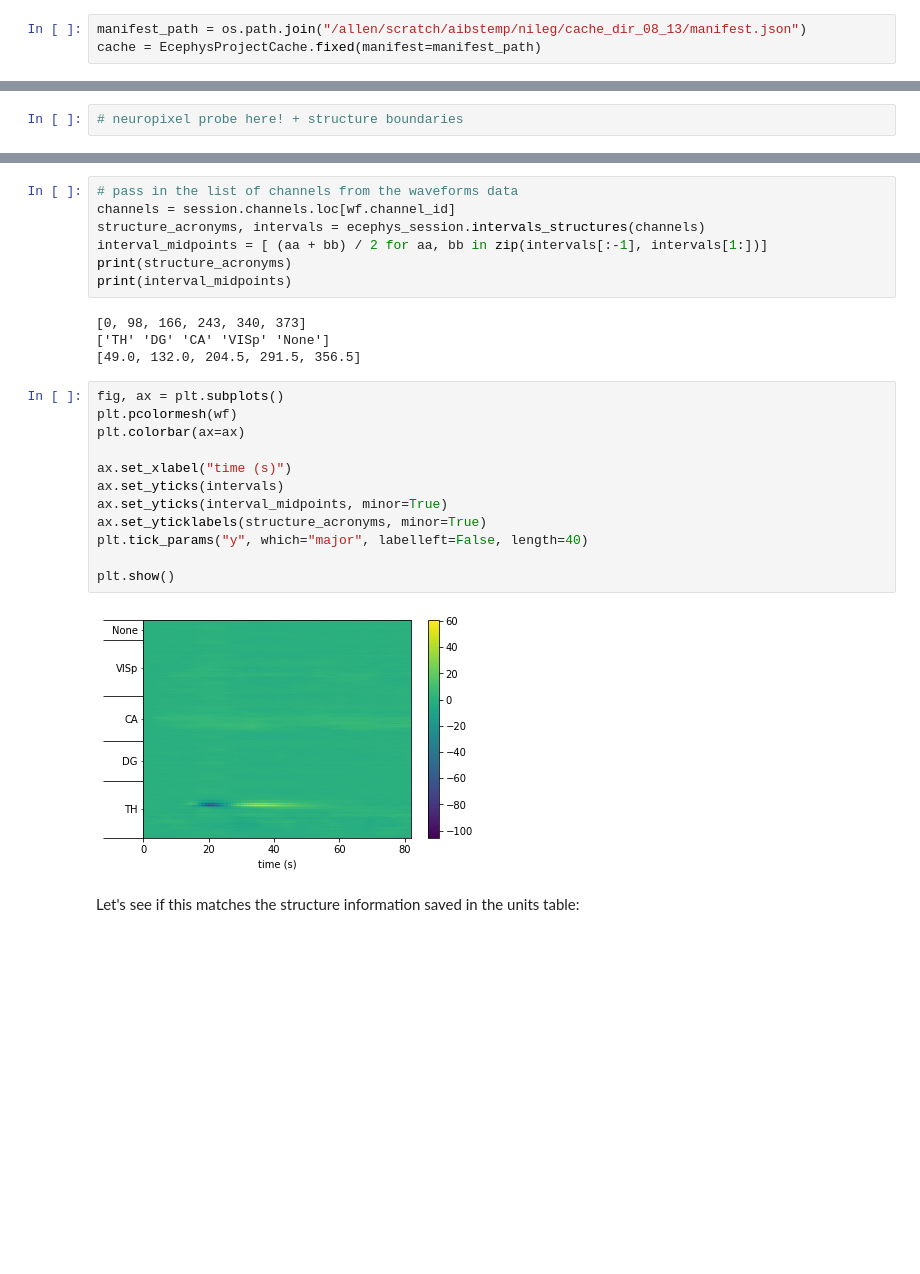
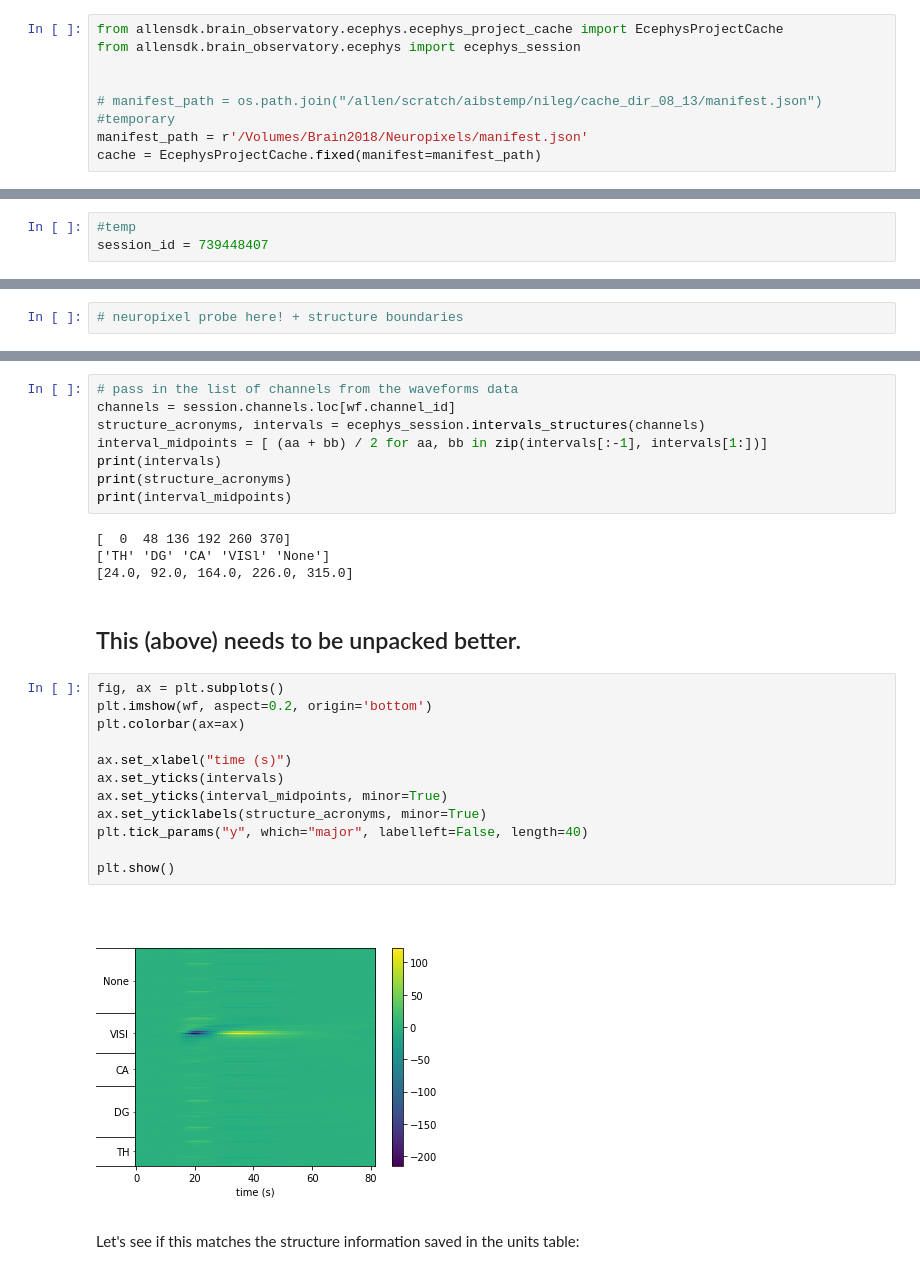
Before and after one commit to AllenInstitute/SWDB_2019, a Jupyter notebook: DynamicBrain/Neuropixels_walkthrough.ipynb, the cells around one changed output, grey strips where cells are left out. Saved outputs shown, nothing was run; the diff lists cells and outputs as text; blank space fills up the shorter version.

```diff
--- a/DynamicBrain/Neuropixels_walkthrough.ipynb
+++ b/DynamicBrain/Neuropixels_walkthrough.ipynb
@@ -13,5 +32,11 @@ from allensdk.brain_observatory.ecephys import ecephys_session
 # %%
-manifest_path = os.path.join("/allen/scratch/aibstemp/nileg/cache_dir_08_13/manifest.json")
+from allensdk.brain_observatory.ecephys.ecephys_project_cache import EcephysProjectCache
+from allensdk.brain_observatory.ecephys import ecephys_session
+
+
+# manifest_path = os.path.join("/allen/scratch/aibstemp/nileg/cache_dir_08_13/manifest.json")
+#temporary
+manifest_path = r'/Volumes/Brain2018/Neuropixels/manifest.json'
 cache = EcephysProjectCache.fixed(manifest=manifest_path)
 # %% [markdown]
 # Exploring an experimental session
@@ -100,3 +141,6 @@ print(session_id)
+# %%
+#temp
+session_id = 739448407
 # %% [markdown]
 Which areas were recorded from in this session?
 # %%
@@ -686,26 +781,29 @@ We can figure out where each channel is located in the brain using the function
 channels = session.channels.loc[wf.channel_id]
 structure_acronyms, intervals = ecephys_session.intervals_structures(channels)
 interval_midpoints = [ (aa + bb) / 2 for aa, bb in zip(intervals[:-1], intervals[1:])]
+print(intervals)
 print(structure_acronyms)
 print(interval_midpoints)
 # %% [output]
-[0, 98, 166, 243, 340, 373]
-['TH' 'DG' 'CA' 'VISp' 'None']
-[49.0, 132.0, 204.5, 291.5, 356.5]
+[  0  48 136 192 260 370]
+['TH' 'DG' 'CA' 'VISl' 'None']
+[24.0, 92.0, 164.0, 226.0, 315.0]
+# %% [markdown]
+## This (above) needs to be unpacked better.
 # %%
 fig, ax = plt.subplots()
-plt.pcolormesh(wf)
+plt.imshow(wf, aspect=0.2, origin='bottom')
 plt.colorbar(ax=ax)
 
 ax.set_xlabel("time (s)")
 ax.set_yticks(intervals)
 ax.set_yticks(interval_midpoints, minor=True)
 ax.set_yticklabels(structure_acronyms, minor=True)
 plt.tick_params("y", which="major", labelleft=False, length=40)
 
 plt.show()
 # %% [output]
-[figure, old version]
+[figure, new version]
 # %% [markdown]
 Let's see if this matches the structure information saved in the units table:
 # %%
```
Also changed, not shown: parts of 215 cells of this notebook.
